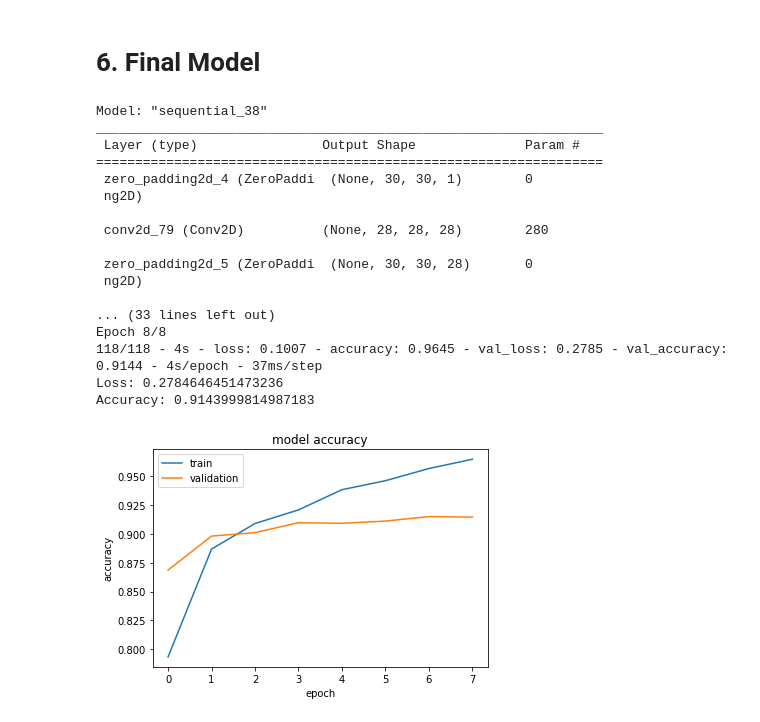
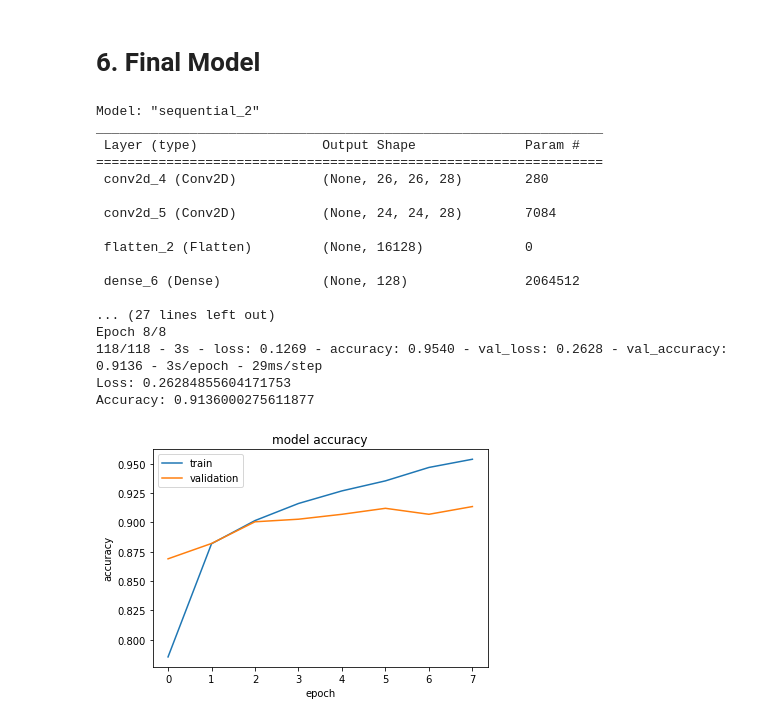
Before and after one commit to rileykc98/478Project, a Jupyter notebook: 478Project.ipynb, the cells around one changed output. Cells and saved outputs as stored; diff of their text form; code cells hidden in the pictures.

Commit message:
Remove zero padding from final model

```diff
--- a/478Project.ipynb
+++ b/478Project.ipynb
@@ -435,9 +435,7 @@ learning_rate = 0.005
 
 # define model
 model = Sequential()
-model.add(ZeroPadding2D())
 model.add(Conv2D(28, kernel_size=(3,3), activation='relu', input_shape = input_shape))
-model.add(ZeroPadding2D())
 model.add(Conv2D(28, kernel_size=(3,3), activation='relu', input_shape = input_shape))
 model.add(Flatten())
 model.add(Dense(128, activation = 'relu'))
@@ -447,44 +445,44 @@ model.add(Dropout(0.2))
 model.add(Dense(num_classes, activation = 'softmax'))
 optimizer = tf.optimizers.Adam(learning_rate=learning_rate)
 model.compile(loss='categorical_crossentropy', optimizer=optimizer, metrics='accuracy')
 model.build((None,28,28,1))
 model.summary()
 
 test_history_final = model.fit(x_train, y_train, batch_size = batch_size,
           epochs = epochs,
           verbose=2,
           validation_data=(x_test,y_test))
 score = model.evaluate(x_test, y_test, verbose=0)
 print("Loss: {}".format(score[0]))
 print("Accuracy: {}".format(score[1]))
 
 #  "Accuracy"
 plt.plot(test_history_final.history['accuracy'])
 plt.plot(test_history_final.history['val_accuracy'])
 plt.title('model accuracy')
 plt.ylabel('accuracy')
 plt.xlabel('epoch')
 plt.legend(['train', 'validation'], loc='upper left')
 plt.show()
 # %% [output]
-Model: "sequential_38"
+Model: "sequential_2"
 _________________________________________________________________
  Layer (type)                Output Shape              Param #
 =================================================================
- zero_padding2d_4 (ZeroPaddi  (None, 30, 30, 1)        0
- ng2D)
+ conv2d_4 (Conv2D)           (None, 26, 26, 28)        280
 
- conv2d_79 (Conv2D)          (None, 28, 28, 28)        280
+ conv2d_5 (Conv2D)           (None, 24, 24, 28)        7084
 
- zero_padding2d_5 (ZeroPaddi  (None, 30, 30, 28)       0
- ng2D)
+ flatten_2 (Flatten)         (None, 16128)             0
 
-... (33 lines left out)
+ dense_6 (Dense)             (None, 128)               2064512
+
+... (27 lines left out)
 Epoch 8/8
-118/118 - 4s - loss: 0.1007 - accuracy: 0.9645 - val_loss: 0.2785 - val_accuracy: 0.9144 - 4s/epoch - 37ms/step
-Loss: 0.2784646451473236
-Accuracy: 0.9143999814987183
+118/118 - 3s - loss: 0.1269 - accuracy: 0.9540 - val_loss: 0.2628 - val_accuracy: 0.9136 - 3s/epoch - 29ms/step
+Loss: 0.26284855604171753
+Accuracy: 0.9136000275611877
-[figure, old version]
+[figure, new version]
 # %%
 plt.figure(figsize=(12,6))
 
```
Also changed, not shown: parts of 2 cells of this notebook.
